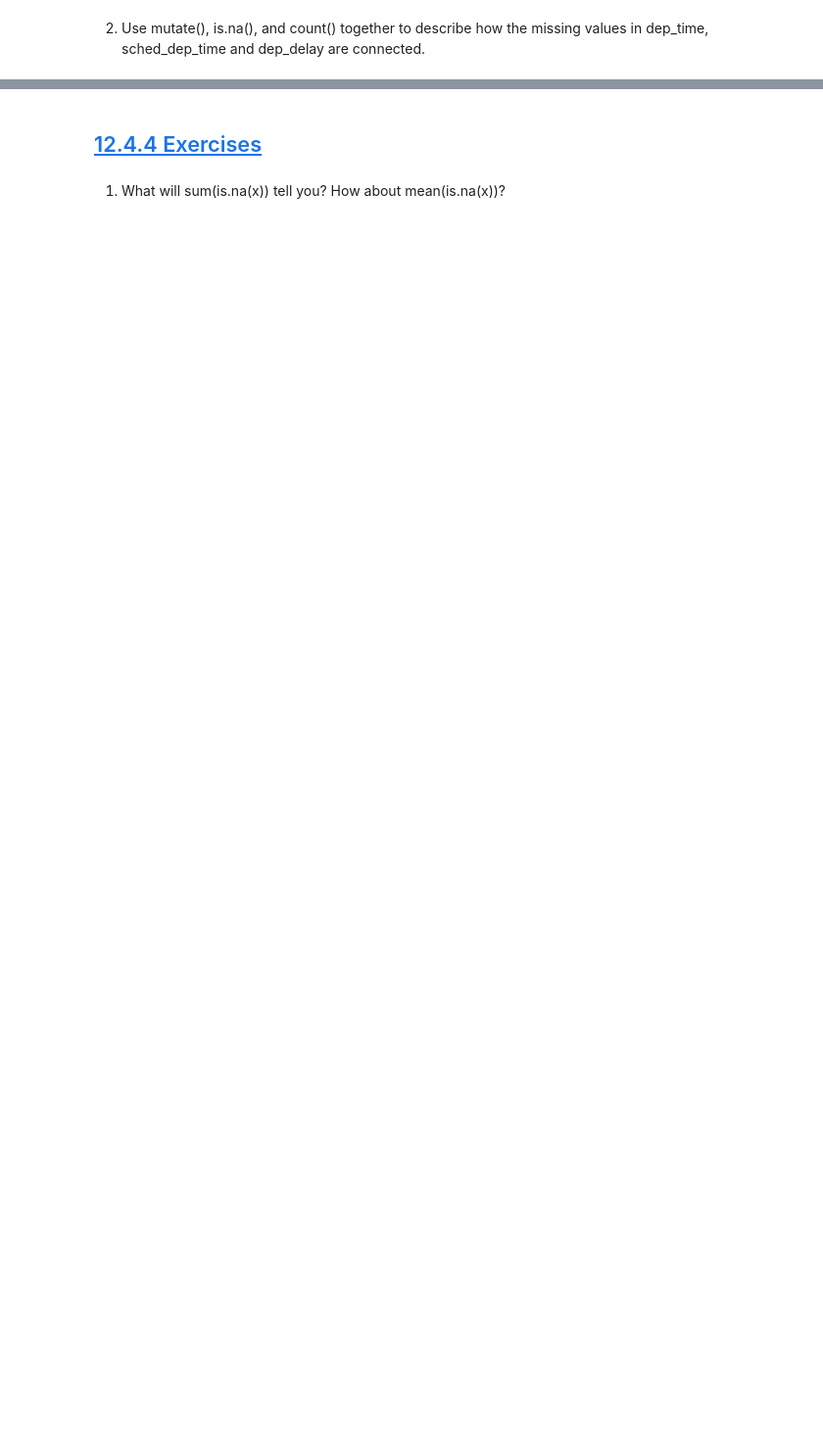
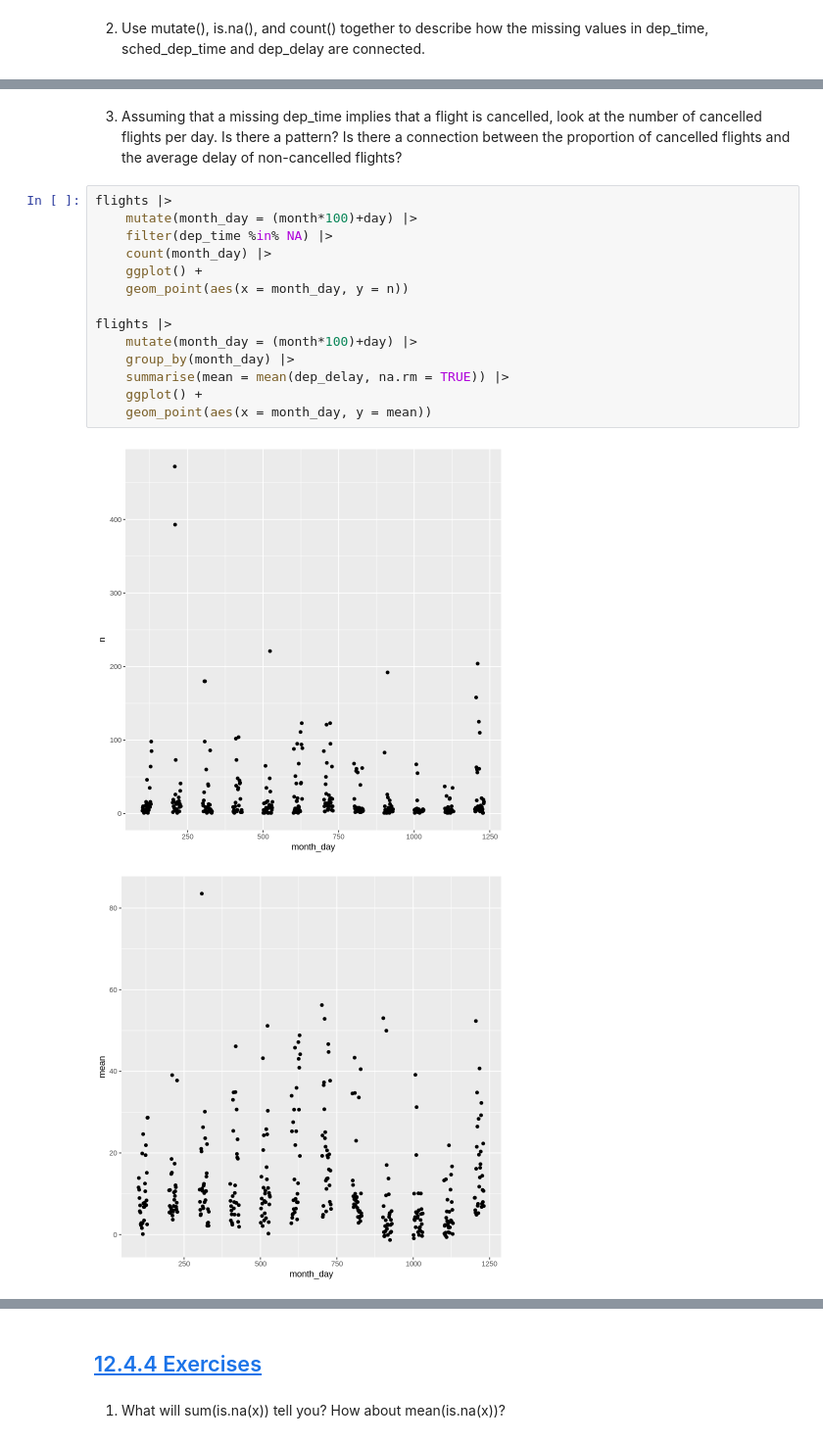
Before and after one commit to Brandy-Corwin/R-for-DS-exercises, a Jupyter notebook: Week_6_Assignments.ipynb, the cells around one changed output, grey strips where cells are left out. Shown at 98% size. Saved outputs shown, nothing was run; the diff lists cells and outputs as text; blank space fills up the shorter version.

```diff
--- a/Week_6_Assignments.ipynb
+++ b/Week_6_Assignments.ipynb
@@ -6,0 +130,19 @@
+# %% [markdown]
+3. Assuming that a missing dep_time implies that a flight is cancelled, look at the number of cancelled flights per day. Is there a pattern? Is there a connection between the proportion of cancelled flights and the average delay of non-cancelled flights?
+# %%
+flights |>
+    mutate(month_day = (month*100)+day) |>
+    filter(dep_time %in% NA) |>
+    count(month_day) |>
+    ggplot() +
+    geom_point(aes(x = month_day, y = n))
+
+flights |>
+    mutate(month_day = (month*100)+day) |>
+    group_by(month_day) |>
+    summarise(mean = mean(dep_delay, na.rm = TRUE)) |>
+    ggplot() +
+    geom_point(aes(x = month_day, y = mean))
+# %% [output]
+[figure, added]
+[figure, added]
```
Also changed, not shown: parts of 43 cells of this notebook.
